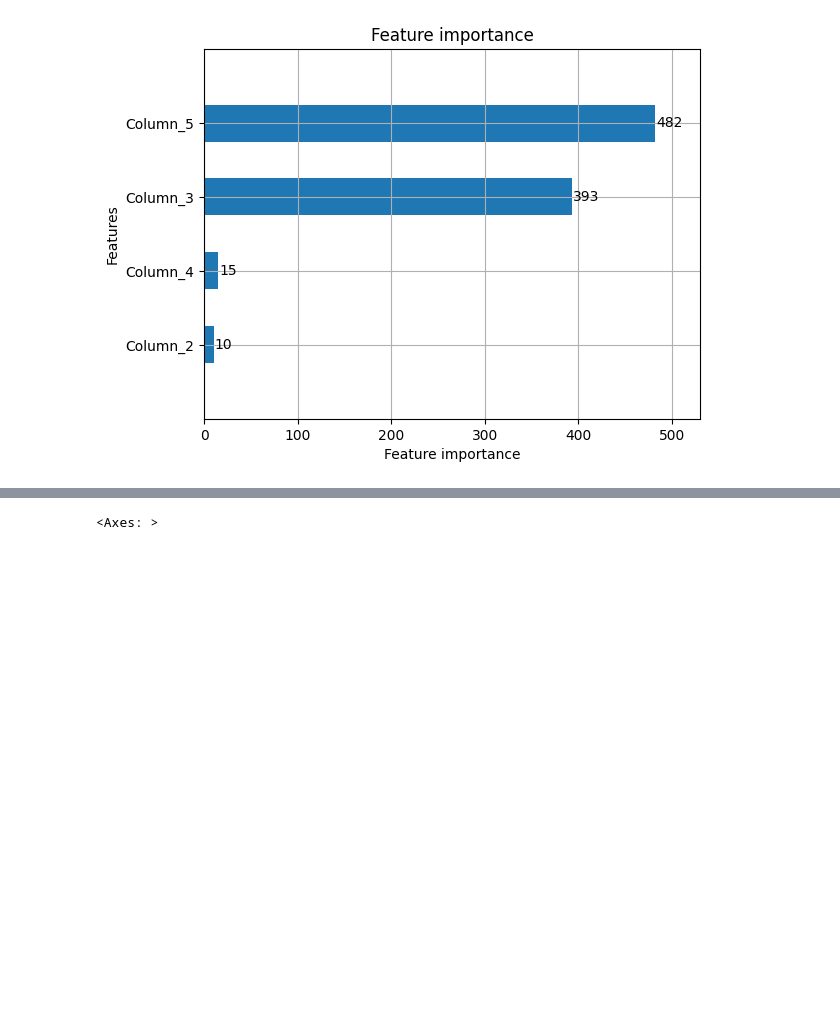
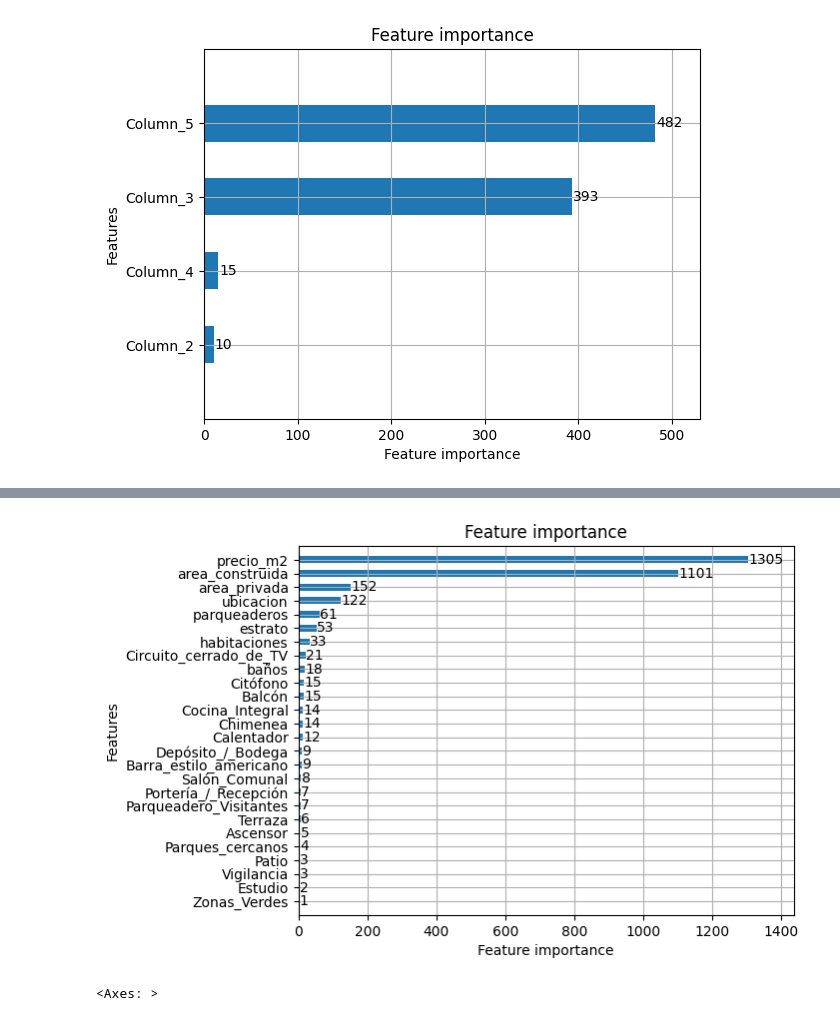
Before and after one commit to ebuitrago/housingPrices_Bogota, a Jupyter notebook: prices_housing.ipynb, the cells around one changed output, grey strips where cells are left out. Saved outputs shown, nothing was run; the diff lists cells and outputs as text; code cells hidden in the pictures; blank space fills up the shorter version.

```diff
--- a/prices_housing.ipynb
+++ b/prices_housing.ipynb
@@ -628,3 +663,24 @@ lgb.plot_importance(model2, height=.5)
 # %% [output]
 <Axes: title={'center': 'Feature importance'}, xlabel='Feature importance', ylabel='Features'>
 [figure]
+# %%
+import lightgbm as lgb
+
+# Split datacc3 into features and target
+X = datacc3.drop(columns=['precio'])
+y = datacc3['precio']
+
+# Create LightGBM dataset
+train_data = lgb.Dataset(X, label=y)
+
+# Train the LightGBM model
+params = {
+    'objective': 'regression',
+    'metric': 'rmse',
+    'boosting_type': 'gbdt'
+}
+model2 = lgb.train(params, train_data, num_boost_round=100)
+# Plot feature importance
+lgb.plot_importance(model2, height=0.5)
+plt.show()
+# %% [output]
@@ -631,3 +688,4 @@ lgb.plot_importance(model2, height=.5)
+[figure, added]
 # %%
 lgb.plot_tree(model2,figsize=(30,40))
 # %% [output]
```
Also changed, not shown: parts of 4 cells of this notebook.
